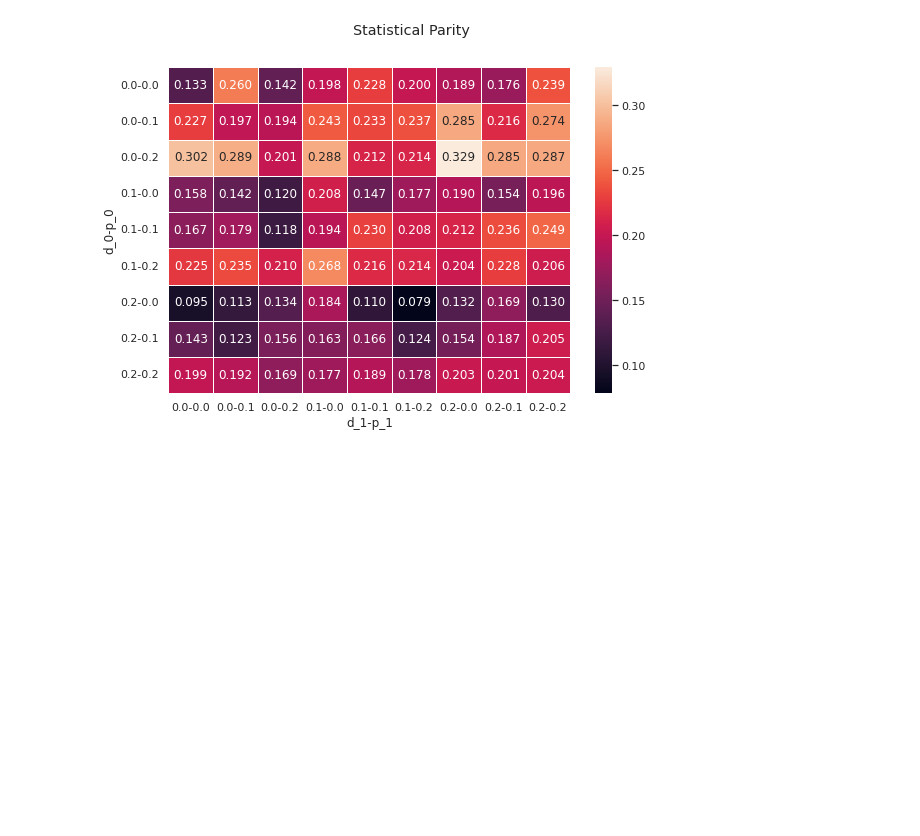
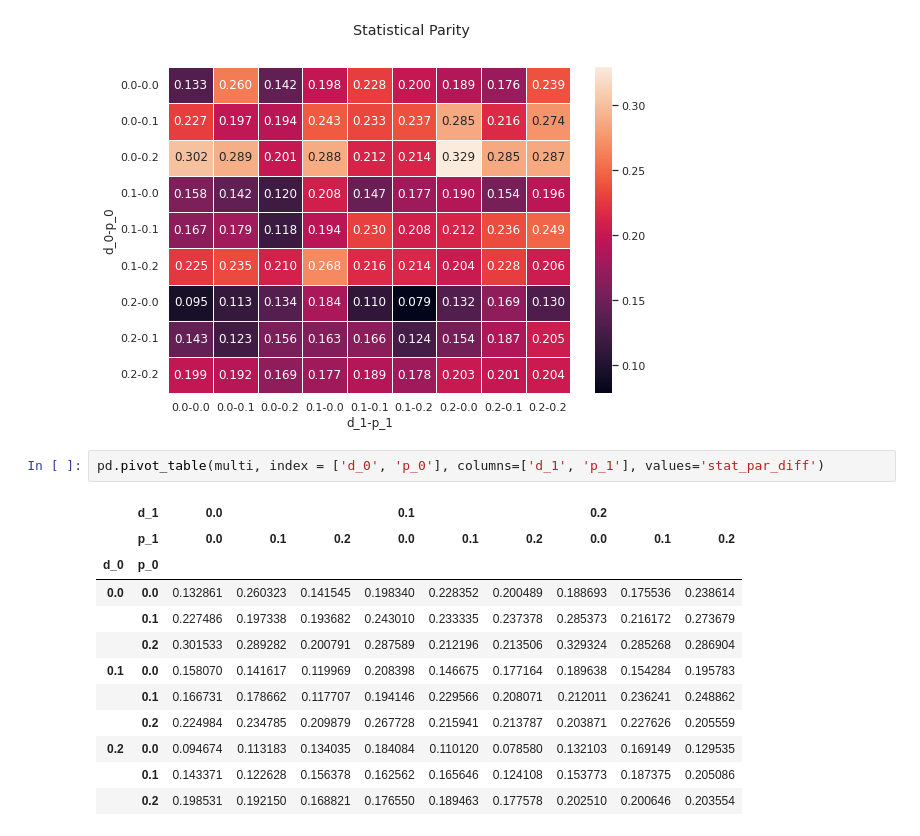
Before and after one commit to ygorcanalli/FairTransitionLoss, a Jupyter notebook: notebooks/2023-06-14/plot_grid.ipynb, the cells around one changed output. Drawn from its saved outputs; the diff is of its cells as text; blank space fills up the shorter version.

```diff
--- a/notebooks/2023-06-14/plot_grid.ipynb
+++ b/notebooks/2023-06-14/plot_grid.ipynb
@@ -155,3 +155,18 @@ sns.heatmap(multi_pivot, annot=True, fmt=".3f", linewidths=.5, ax=ax)
 # %% [output]
 <AxesSubplot:xlabel='d_1-p_1', ylabel='d_0-p_0'>
 [figure]
+# %%
+pd.pivot_table(multi, index = ['d_0', 'p_0'], columns=['d_1', 'p_1'], values='stat_par_diff')
+# %% [output]
+|  | d_1 | 0.0 |  |  | 0.1 |  |  | 0.2 |  |  |
+|  | p_1 | 0.0 | 0.1 | 0.2 | 0.0 | 0.1 | 0.2 | 0.0 | 0.1 | 0.2 |
+| d_0 | p_0 |  |  |  |  |  |  |  |  |  |
+| 0.0 | 0.0 | 0.132861 | 0.260323 | 0.141545 | 0.198340 | 0.228352 | 0.200489 | 0.188693 | 0.175536 | 0.238614 |
+|  | 0.1 | 0.227486 | 0.197338 | 0.193682 | 0.243010 | 0.233335 | 0.237378 | 0.285373 | 0.216172 | 0.273679 |
+|  | 0.2 | 0.301533 | 0.289282 | 0.200791 | 0.287589 | 0.212196 | 0.213506 | 0.329324 | 0.285268 | 0.286904 |
+| 0.1 | 0.0 | 0.158070 | 0.141617 | 0.119969 | 0.208398 | 0.146675 | 0.177164 | 0.189638 | 0.154284 | 0.195783 |
+|  | 0.1 | 0.166731 | 0.178662 | 0.117707 | 0.194146 | 0.229566 | 0.208071 | 0.212011 | 0.236241 | 0.248862 |
+|  | 0.2 | 0.224984 | 0.234785 | 0.209879 | 0.267728 | 0.215941 | 0.213787 | 0.203871 | 0.227626 | 0.205559 |
+| 0.2 | 0.0 | 0.094674 | 0.113183 | 0.134035 | 0.184084 | 0.110120 | 0.078580 | 0.132103 | 0.169149 | 0.129535 |
+|  | 0.1 | 0.143371 | 0.122628 | 0.156378 | 0.162562 | 0.165646 | 0.124108 | 0.153773 | 0.187375 | 0.205086 |
+|  | 0.2 | 0.198531 | 0.192150 | 0.168821 | 0.176550 | 0.189463 | 0.177578 | 0.202510 | 0.200646 | 0.203554 |
```
Also changed, not shown: parts of 5 cells of this notebook, 5 other files.
